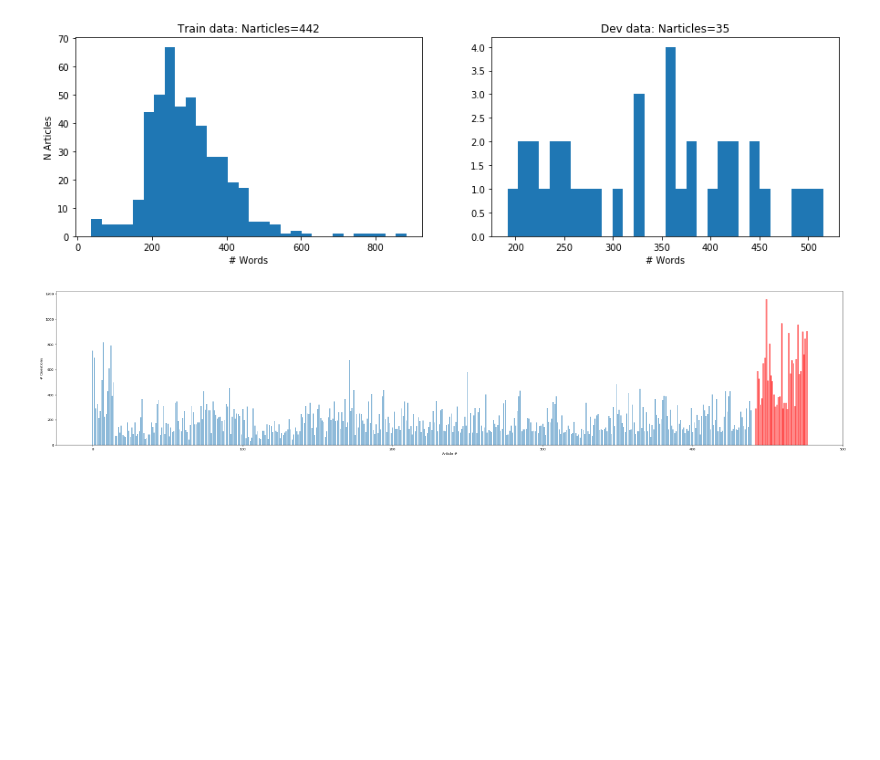
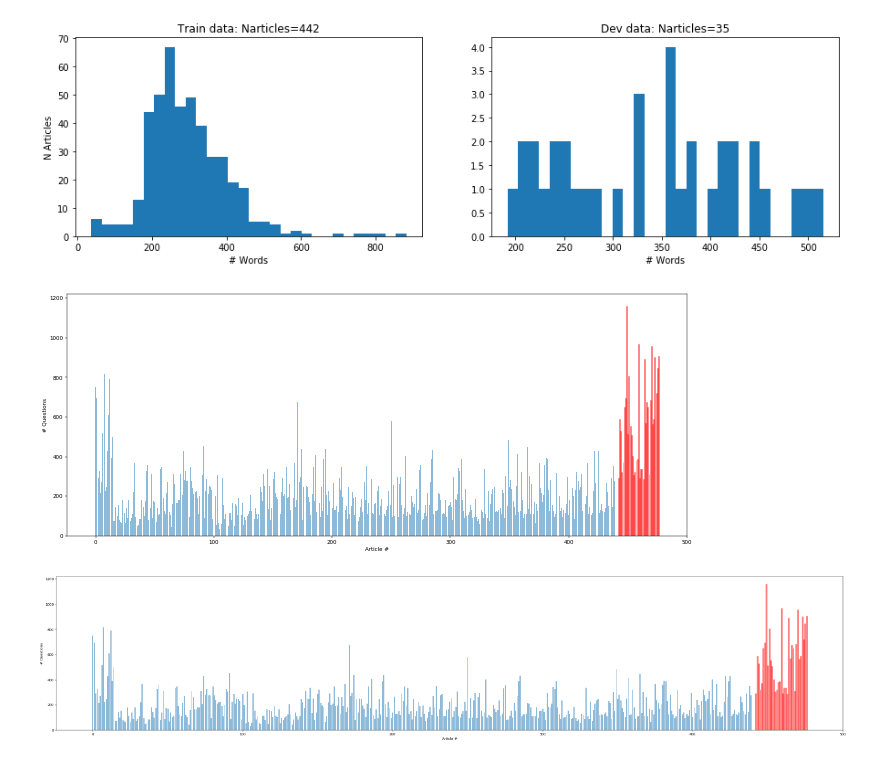
Before and after one commit to davestanley/mindpocket, a Jupyter notebook: play/data_EDA_FITB_generation.ipynb, the cells around one changed output. Drawn from its saved outputs; the diff is of its cells as text; code cells hidden in the pictures; blank space fills up the shorter version.

Commit message:
play/data_EDA_FITB_generation.ipynb: Added mpld3 for zooming

```diff
--- a/play/data_EDA_FITB_generation.ipynb
+++ b/play/data_EDA_FITB_generation.ipynb
@@ -143,4 +143,25 @@ ax2.set_xlabel('# Words');
 [figure]
 [figure]
 [figure]
+# %%
+import mpld3
+mpld3.enable_notebook()
+
+aanswers = []
+for a in art:
+    qanswers = [len(q['answers']) for p in a['paragraphs'] for q in p['qas']]
+    aanswers.append(sum(qanswers))
+
+
+figure(num=None, figsize=(20, 8), dpi=40,facecolor='w', edgecolor='k')
+barlist = plt.bar(range(len(aanswers)), aanswers, align='center', alpha=0.5)
+plt.xlabel('Article #')
+plt.ylabel('# Questions')
+for i in range(Ntrain,Ntrain+Ndev):
+    barlist[i].set_color('r')
+axes = plt.gca()
+# axes.set_xlim([0,200])
+plt.show()
+# %% [output]
+[figure, added]
 # %%
```
Also changed, not shown: parts of 1 cell of this notebook.
